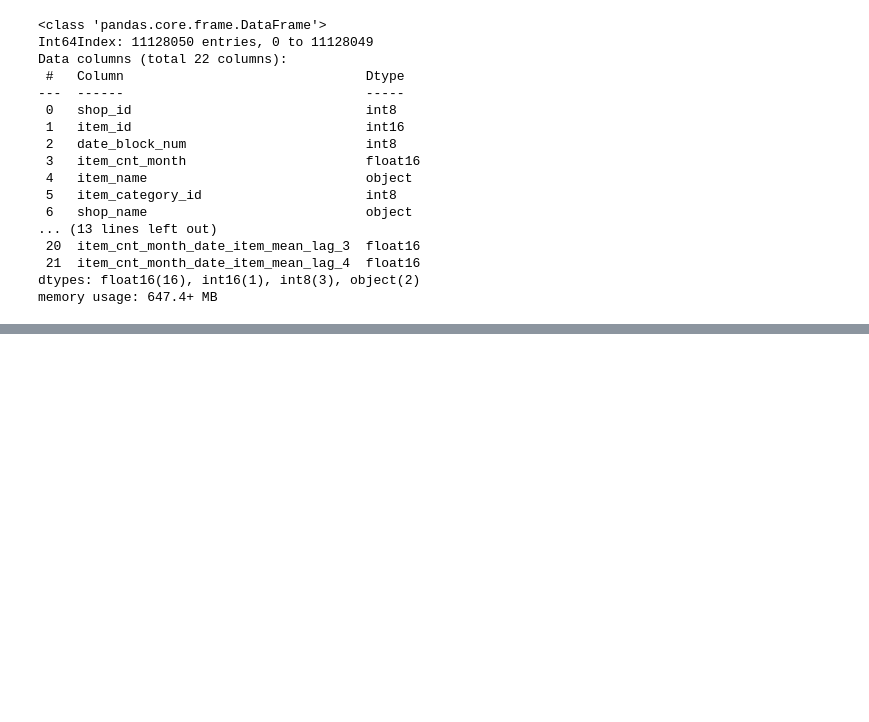
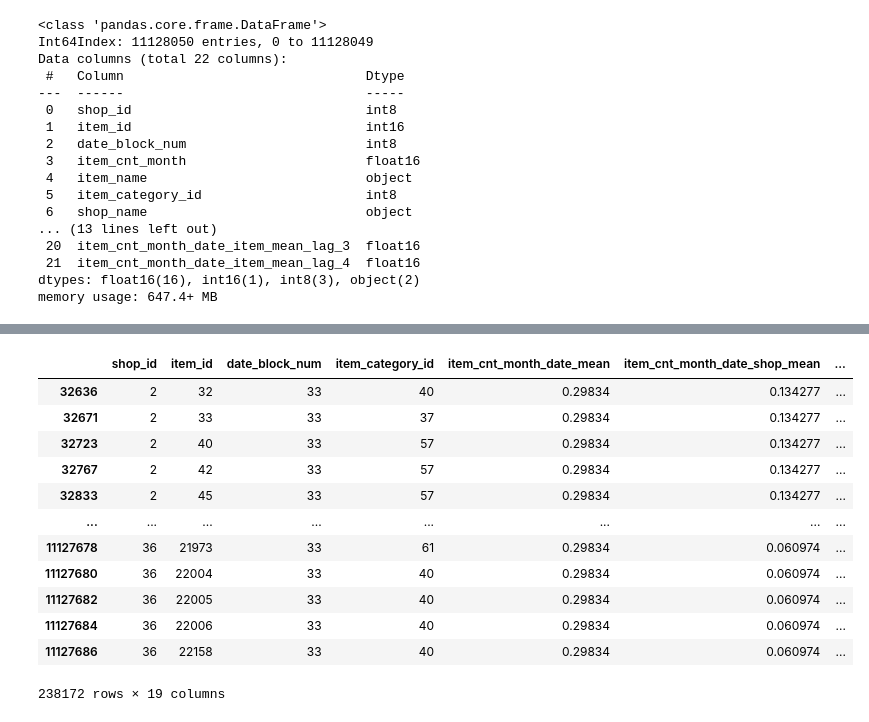
Before and after one commit to ddmitry80/coursera_how_to_win_kaggle, a Jupyter notebook: Final_project/Coursera_Kaggle_Project.ipynb, the cells around one changed output, grey strips where cells are left out. Cells and saved outputs as stored; diff of their text form; code cells hidden in the pictures; blank space fills up the shorter version.

```diff
--- a/Final_project/Coursera_Kaggle_Project.ipynb
+++ b/Final_project/Coursera_Kaggle_Project.ipynb
@@ -527,0 +550,4 @@ memory usage: 647.4+ MB
+# %%
+mdata = pd.read_pickle('mdata.plk', compression='bz2')
+# list(mdata) # A list of columns in the dataset
+mdata.info()
@@ -528,3 +593,27 @@ memory usage: 647.4+ MB
+# %%
+mdata = mdata[['shop_id',
+ 'item_id',
+ 'date_block_num',
+ 'item_cnt_month',
+# 'item_name',
+ 'item_category_id',
+# 'shop_name',
+ 'item_cnt_month_date_mean',
+ 'item_cnt_month_date_shop_mean',
+ 'item_cnt_month_date_item_mean',
+ 'item_cnt_month_lag_1',
+ 'item_cnt_month_lag_2',
+ 'item_cnt_month_lag_3',
+ 'item_cnt_month_lag_4',
+ 'item_cnt_month_date_mean_lag_1',
+ 'item_cnt_month_date_mean_lag_2',
+ 'item_cnt_month_date_mean_lag_3',
+ 'item_cnt_month_date_mean_lag_4',
+ 'item_cnt_month_date_item_mean_lag_1',
+ 'item_cnt_month_date_item_mean_lag_2',
+ 'item_cnt_month_date_item_mean_lag_3',
+ 'item_cnt_month_date_item_mean_lag_4'
+]]
 # %%
 # splitting data to train, test and validation parts
 x_train = mdata[mdata.date_block_num < 33].drop(['item_cnt_month'], axis=1)
@@ -532,6 +621,22 @@ y_train = mdata[mdata.date_block_num < 33]['item_cnt_month']
 x_valid = mdata[mdata.date_block_num == 33].drop(['item_cnt_month'], axis=1)
 y_valid = mdata[mdata.date_block_num == 33]['item_cnt_month']
 x_test = mdata[mdata.date_block_num == 34].drop(['item_cnt_month'], axis=1)
+# %%
+x_valid
+# %% [output]
+|  | shop_id | item_id | date_block_num | item_category_id | item_cnt_month_date_mean | item_cnt_month_date_shop_mean | ... |
+| 32636 | 2 | 32 | 33 | 40 | 0.29834 | 0.134277 | ... |
+| 32671 | 2 | 33 | 33 | 37 | 0.29834 | 0.134277 | ... |
+| 32723 | 2 | 40 | 33 | 57 | 0.29834 | 0.134277 | ... |
+| 32767 | 2 | 42 | 33 | 57 | 0.29834 | 0.134277 | ... |
+| 32833 | 2 | 45 | 33 | 57 | 0.29834 | 0.134277 | ... |
+| ... | ... | ... | ... | ... | ... | ... | ... |
+| 11127678 | 36 | 21973 | 33 | 61 | 0.29834 | 0.060974 | ... |
+| 11127680 | 36 | 22004 | 33 | 40 | 0.29834 | 0.060974 | ... |
+| 11127682 | 36 | 22005 | 33 | 40 | 0.29834 | 0.060974 | ... |
+| 11127684 | 36 | 22006 | 33 | 40 | 0.29834 | 0.060974 | ... |
+| 11127686 | 36 | 22158 | 33 | 40 | 0.29834 | 0.060974 | ... |
+238172 rows × 19 columns
 # %%
 # import catboost as cb
 from catboost import CatBoostRegressor, Pool
```
Also changed, not shown: parts of 19 cells of this notebook.
